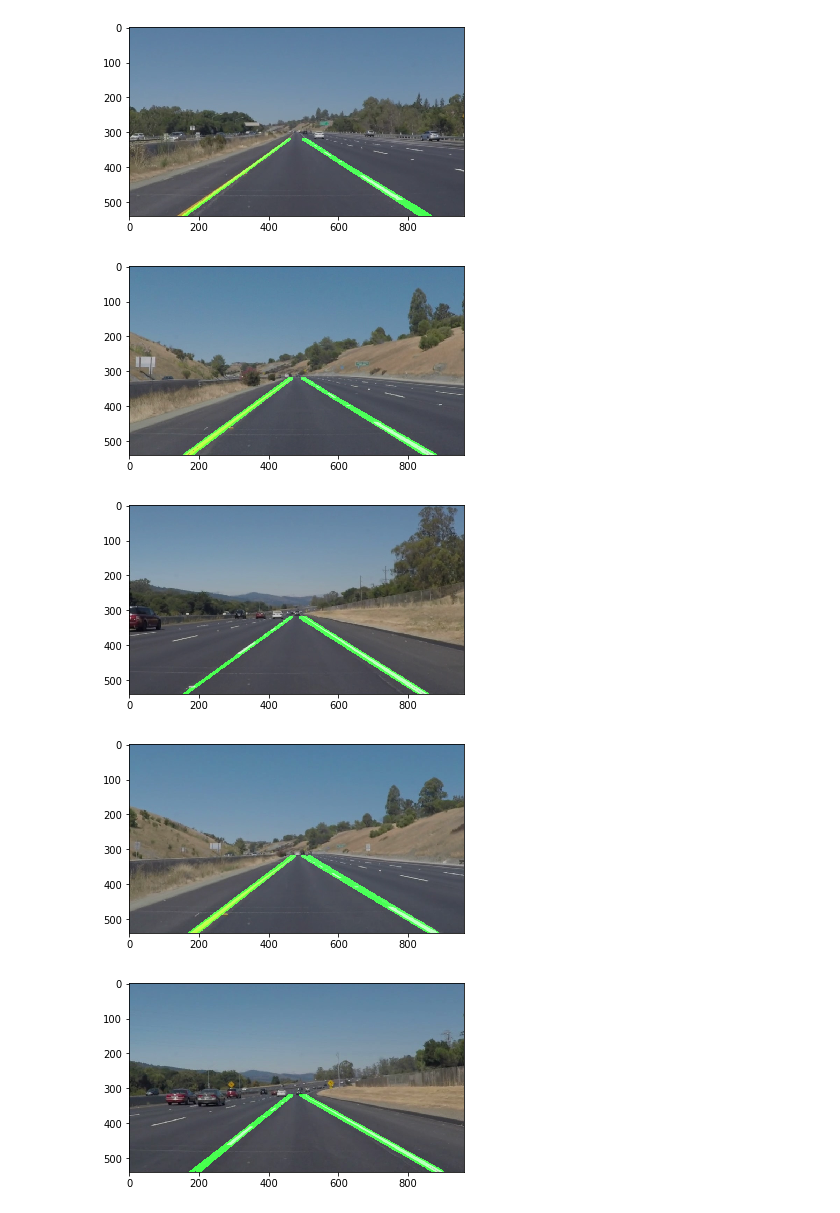
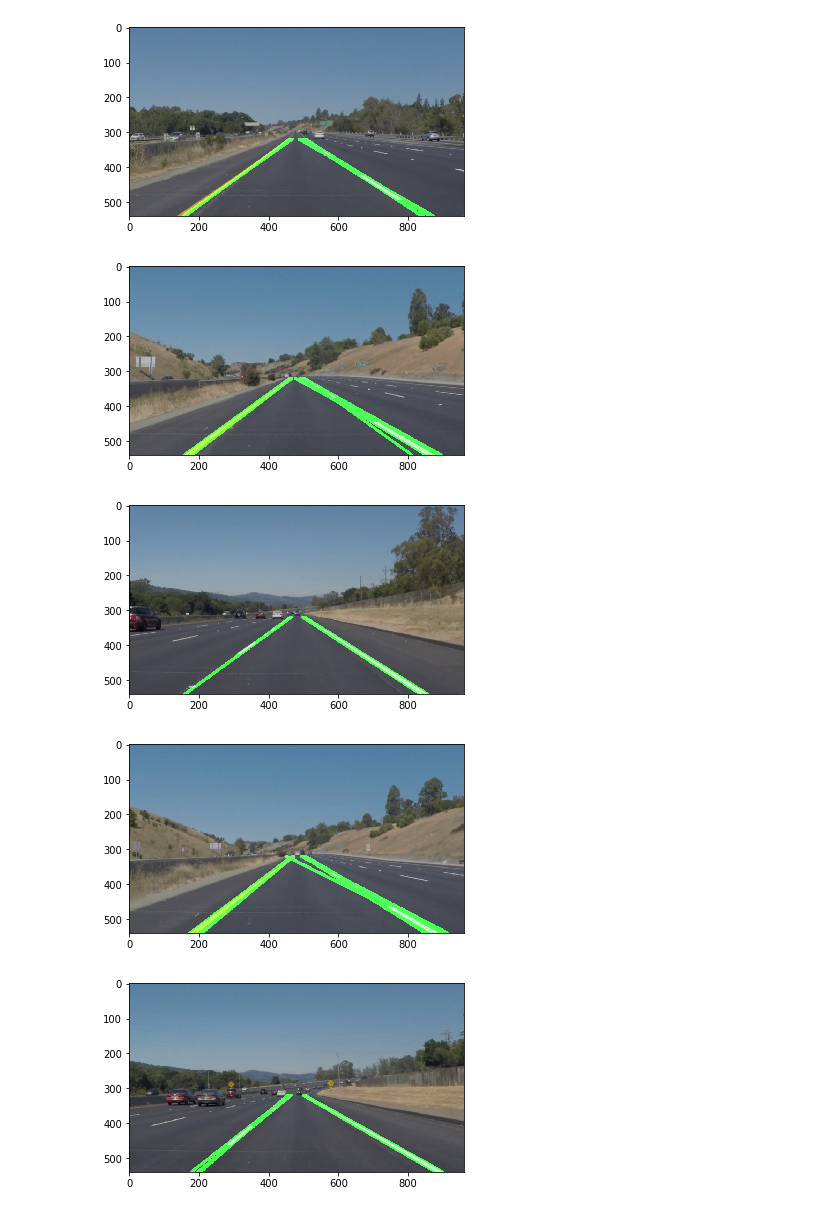
Before and after one commit to juanlvo/CarND-LaneLines-P1, a Jupyter notebook: LaneLinesDetectorListOfImages.ipynb, the cells around one changed output. Drawn from its saved outputs; the diff is of its cells as text; code cells hidden in the pictures.

Commit message:
Working for the yellow line and the white line

```diff
--- a/LaneLinesDetectorListOfImages.ipynb
+++ b/LaneLinesDetectorListOfImages.ipynb
@@ -87,9 +87,9 @@ for file_name in test_images:
     # Make a blank the same size as our image to draw on
     rho = 1 # distance resolution in pixels of the Hough grid
     theta = np.pi/180 # angular resolution in radians of the Hough grid
-    threshold = 30     # minimum number of votes (intersections in Hough grid cell)
-    min_line_length = 5 #minimum number of pixels making up a line
-    max_line_gap = 100    # maximum gap in pixels between connectable line segments
+    threshold = 35     # minimum number of votes (intersections in Hough grid cell)
+    min_line_length = 6 #minimum number of pixels making up a line
+    max_line_gap = 2    # maximum gap in pixels between connectable line segments
     line_image = np.copy(image)*0 # creating a blank to draw lines on
 
     # Run Hough on edge detected image
@@ -120,5 +120,5 @@ for file_name in test_images:
 [figure]
-[figure, old version]
+[figure, new version]
 [figure]
-[figure, old version]
+[figure, new version]
 [figure]
```
Also changed, not shown: parts of 1 cell of this notebook, 6 other files.
